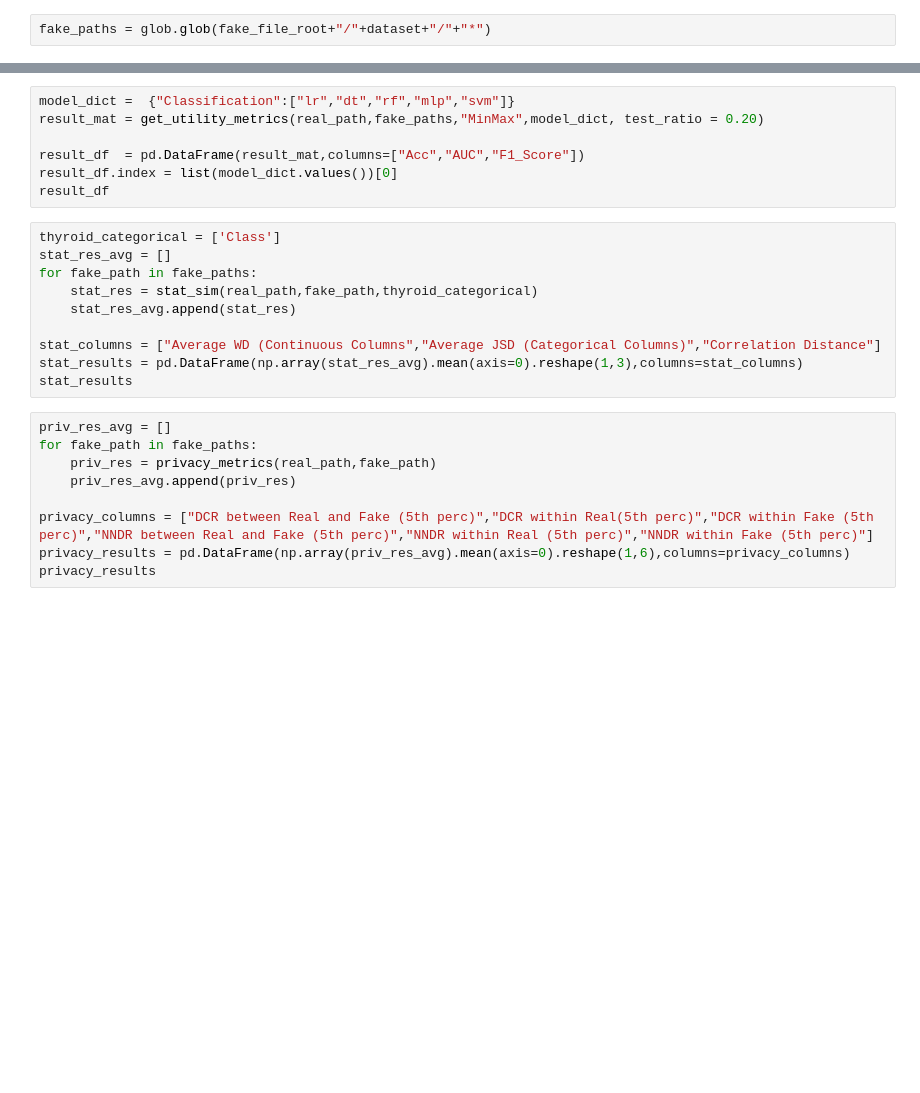
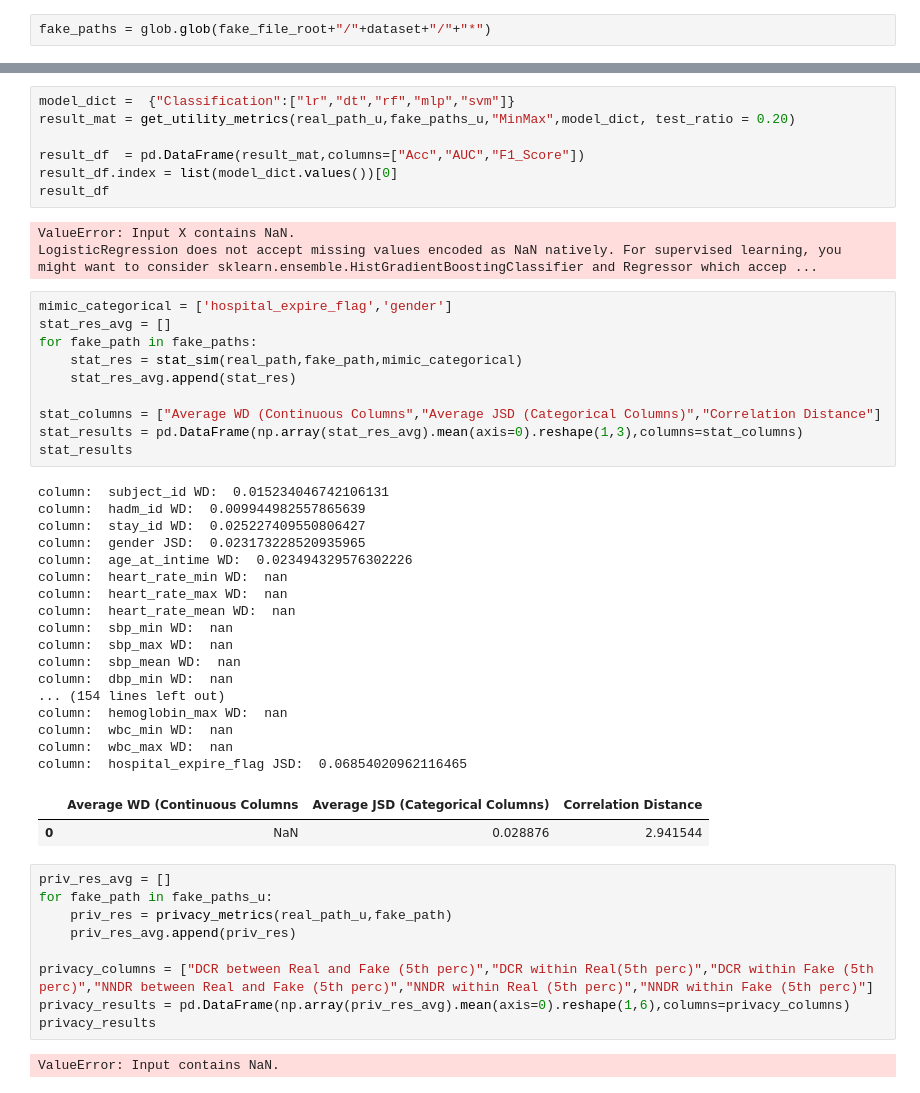
Before and after one commit to Sebi74321/Thesis, a Jupyter notebook: CTAB-GAN-Plus-main/Experiment_Script_Mimic.ipynb, the cells around one changed output, grey strips where cells are left out. Cells and saved outputs as stored; diff of their text form; blank space fills up the shorter version.

```diff
--- a/CTAB-GAN-Plus-main/Experiment_Script_Mimic.ipynb
+++ b/CTAB-GAN-Plus-main/Experiment_Script_Mimic.ipynb
@@ -55,29 +317,54 @@ fake_paths = glob.glob(fake_file_root+"/"+dataset+"/"+"*")
 # %%
 model_dict =  {"Classification":["lr","dt","rf","mlp","svm"]}
-result_mat = get_utility_metrics(real_path,fake_paths,"MinMax",model_dict, test_ratio = 0.20)
+result_mat = get_utility_metrics(real_path_u,fake_paths_u,"MinMax",model_dict, test_ratio = 0.20)
 
 result_df  = pd.DataFrame(result_mat,columns=["Acc","AUC","F1_Score"])
 result_df.index = list(model_dict.values())[0]
 result_df
+# %% [output]
+ValueError: Input X contains NaN.
+LogisticRegression does not accept missing values encoded as NaN natively. For supervised learning, you might want to consider sklearn.ensemble.HistGradientBoostingClassifier and Regressor which accep ...
 # %%
-thyroid_categorical = ['Class']
+mimic_categorical = ['hospital_expire_flag','gender']
 stat_res_avg = []
 for fake_path in fake_paths:
-    stat_res = stat_sim(real_path,fake_path,thyroid_categorical)
+    stat_res = stat_sim(real_path,fake_path,mimic_categorical)
     stat_res_avg.append(stat_res)
 
 stat_columns = ["Average WD (Continuous Columns","Average JSD (Categorical Columns)","Correlation Distance"]
 stat_results = pd.DataFrame(np.array(stat_res_avg).mean(axis=0).reshape(1,3),columns=stat_columns)
 stat_results
+# %% [output]
+column:  subject_id WD:  0.015234046742106131
+column:  hadm_id WD:  0.009944982557865639
+column:  stay_id WD:  0.025227409550806427
+column:  gender JSD:  0.023173228520935965
+column:  age_at_intime WD:  0.023494329576302226
+column:  heart_rate_min WD:  nan
+column:  heart_rate_max WD:  nan
+column:  heart_rate_mean WD:  nan
+column:  sbp_min WD:  nan
+column:  sbp_max WD:  nan
+column:  sbp_mean WD:  nan
+column:  dbp_min WD:  nan
+... (154 lines left out)
+column:  hemoglobin_max WD:  nan
+column:  wbc_min WD:  nan
+column:  wbc_max WD:  nan
+column:  hospital_expire_flag JSD:  0.06854020962116465
+|  | Average WD (Continuous Columns | Average JSD (Categorical Columns) | Correlation Distance |
+| 0 | NaN | 0.028876 | 2.941544 |
 # %%
 priv_res_avg = []
-for fake_path in fake_paths:
-    priv_res = privacy_metrics(real_path,fake_path)
+for fake_path in fake_paths_u:
+    priv_res = privacy_metrics(real_path_u,fake_path)
     priv_res_avg.append(priv_res)
 
 privacy_columns = ["DCR between Real and Fake (5th perc)","DCR within Real(5th perc)","DCR within Fake (5th perc)","NNDR between Real and Fake (5th perc)","NNDR within Real (5th perc)","NNDR within Fake (5th perc)"]
 privacy_results = pd.DataFrame(np.array(priv_res_avg).mean(axis=0).reshape(1,6),columns=privacy_columns)
 privacy_results
+# %% [output]
+ValueError: Input contains NaN.
 # %%
 import os
 import pandas as pd
```
Also changed, not shown: parts of 6 cells of this notebook, 9 other files.
